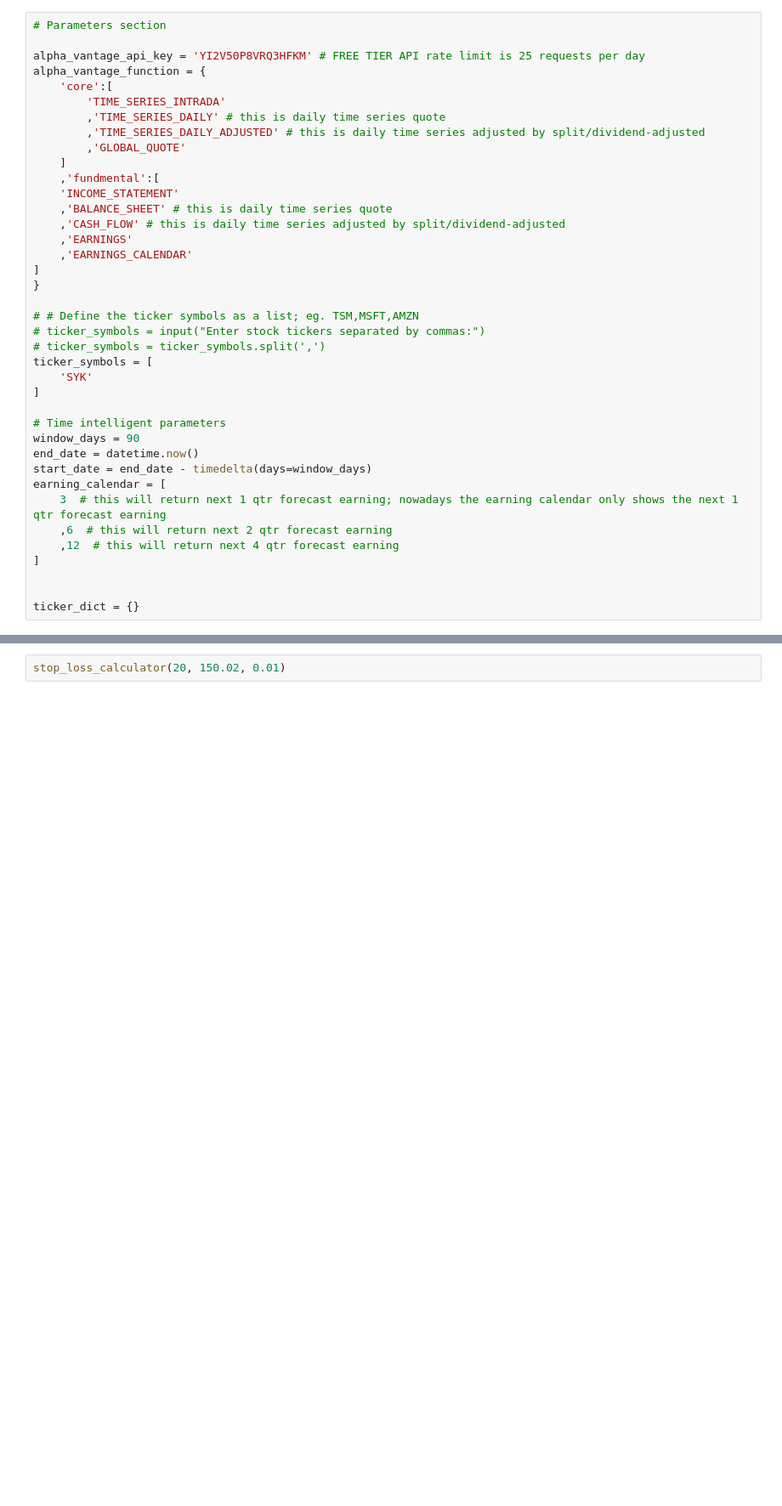
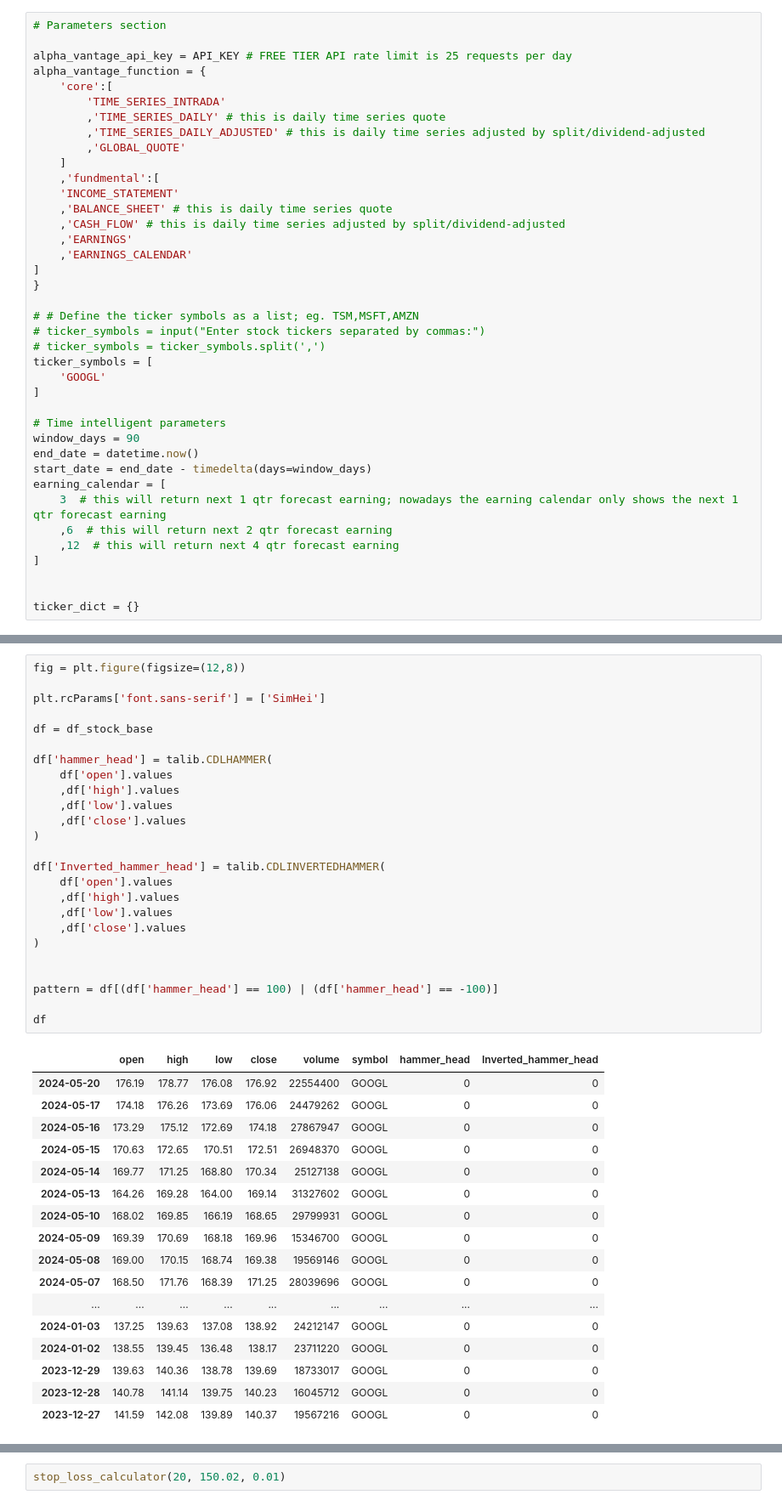
Before and after one commit to tangj310/Inv_equity, a Jupyter notebook: 03_PE_TTM_valuation/TECH_ANALYSIS.ipynb, the cells around one changed output, grey strips where cells are left out. Shown at 85% size. Drawn from its saved outputs; the diff is of its cells as text; blank space fills up the shorter version.

```diff
--- a/03_PE_TTM_valuation/TECH_ANALYSIS.ipynb
+++ b/03_PE_TTM_valuation/TECH_ANALYSIS.ipynb
@@ -15,7 +25,7 @@ pd.options.mode.copy_on_write = True
 # %%
 # Parameters section
 
-alpha_vantage_api_key = 'YI2V50P8VRQ3HFKM' # FREE TIER API rate limit is 25 requests per day
+alpha_vantage_api_key = API_KEY # FREE TIER API rate limit is 25 requests per day
 alpha_vantage_function = {
     'core':[
         'TIME_SERIES_INTRADA'
@@ -36,7 +46,7 @@ alpha_vantage_function = {
 # ticker_symbols = input("Enter stock tickers separated by commas:")
 # ticker_symbols = ticker_symbols.split(',')
 ticker_symbols = [
-    'SYK'
+    'GOOGL'
 ]
 
 # Time intelligent parameters
@@ -176,0 +158,43 @@ df_stock_base
+# %%
+fig = plt.figure(figsize=(12,8))
+
+plt.rcParams['font.sans-serif'] = ['SimHei']
+
+df = df_stock_base
+
+df['hammer_head'] = talib.CDLHAMMER(
+    df['open'].values
+    ,df['high'].values
+    ,df['low'].values
+    ,df['close'].values
+)
+
+df['Inverted_hammer_head'] = talib.CDLINVERTEDHAMMER(
+    df['open'].values
+    ,df['high'].values
+    ,df['low'].values
+    ,df['close'].values
+)
+
+
+pattern = df[(df['hammer_head'] == 100) | (df['hammer_head'] == -100)]
+
+df
+# %% [output]
+|  | open | high | low | close | volume | symbol | hammer_head | Inverted_hammer_head |
+| 2024-05-20 | 176.19 | 178.77 | 176.08 | 176.92 | 22554400 | GOOGL | 0 | 0 |
+| 2024-05-17 | 174.18 | 176.26 | 173.69 | 176.06 | 24479262 | GOOGL | 0 | 0 |
+| 2024-05-16 | 173.29 | 175.12 | 172.69 | 174.18 | 27867947 | GOOGL | 0 | 0 |
+| 2024-05-15 | 170.63 | 172.65 | 170.51 | 172.51 | 26948370 | GOOGL | 0 | 0 |
+| 2024-05-14 | 169.77 | 171.25 | 168.80 | 170.34 | 25127138 | GOOGL | 0 | 0 |
+| 2024-05-13 | 164.26 | 169.28 | 164.00 | 169.14 | 31327602 | GOOGL | 0 | 0 |
+| 2024-05-10 | 168.02 | 169.85 | 166.19 | 168.65 | 29799931 | GOOGL | 0 | 0 |
+| 2024-05-09 | 169.39 | 170.69 | 168.18 | 169.96 | 15346700 | GOOGL | 0 | 0 |
+| 2024-05-08 | 169.00 | 170.15 | 168.74 | 169.38 | 19569146 | GOOGL | 0 | 0 |
+| 2024-05-07 | 168.50 | 171.76 | 168.39 | 171.25 | 28039696 | GOOGL | 0 | 0 |
+| ... | ... | ... | ... | ... | ... | ... | ... | ... |
+| 2024-01-03 | 137.25 | 139.63 | 137.08 | 138.92 | 24212147 | GOOGL | 0 | 0 |
+| 2024-01-02 | 138.55 | 139.45 | 136.48 | 138.17 | 23711220 | GOOGL | 0 | 0 |
+| 2023-12-29 | 139.63 | 140.36 | 138.78 | 139.69 | 18733017 | GOOGL | 0 | 0 |
+| 2023-12-28 | 140.78 | 141.14 | 139.75 | 140.23 | 16045712 | GOOGL | 0 | 0 |
+| 2023-12-27 | 141.59 | 142.08 | 139.89 | 140.37 | 19567216 | GOOGL | 0 | 0 |
```
Also changed, not shown: parts of 7 cells of this notebook, 2 other files.
